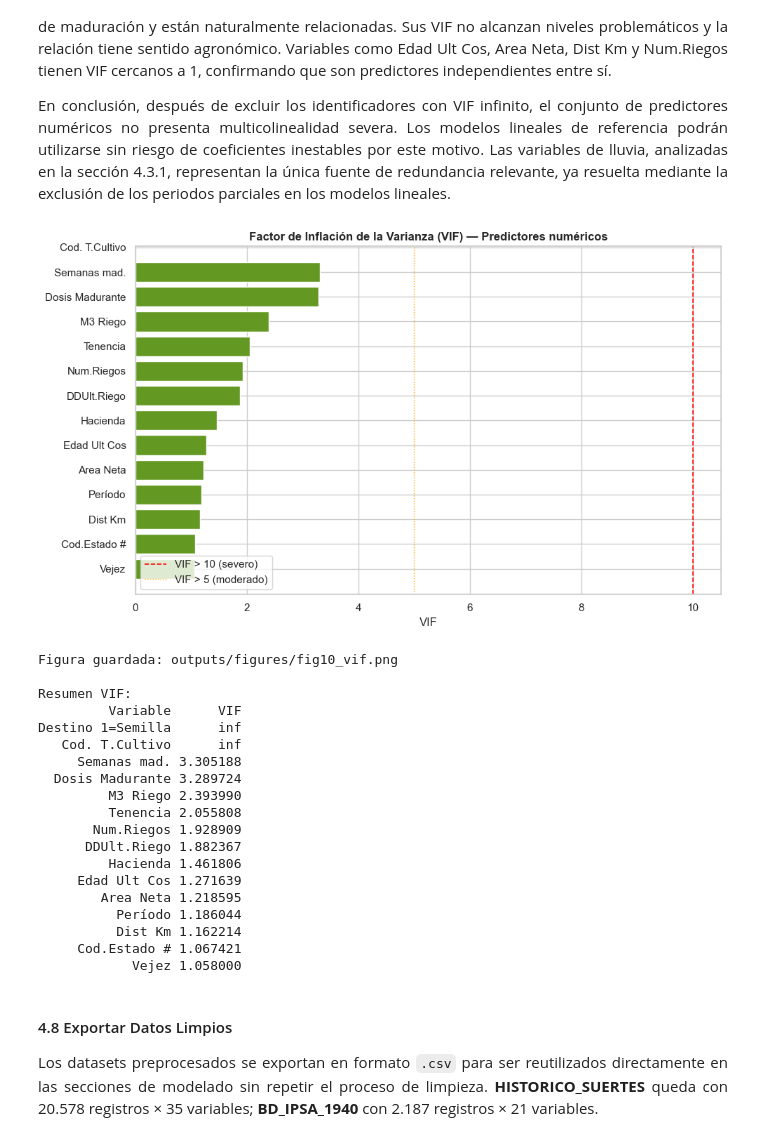
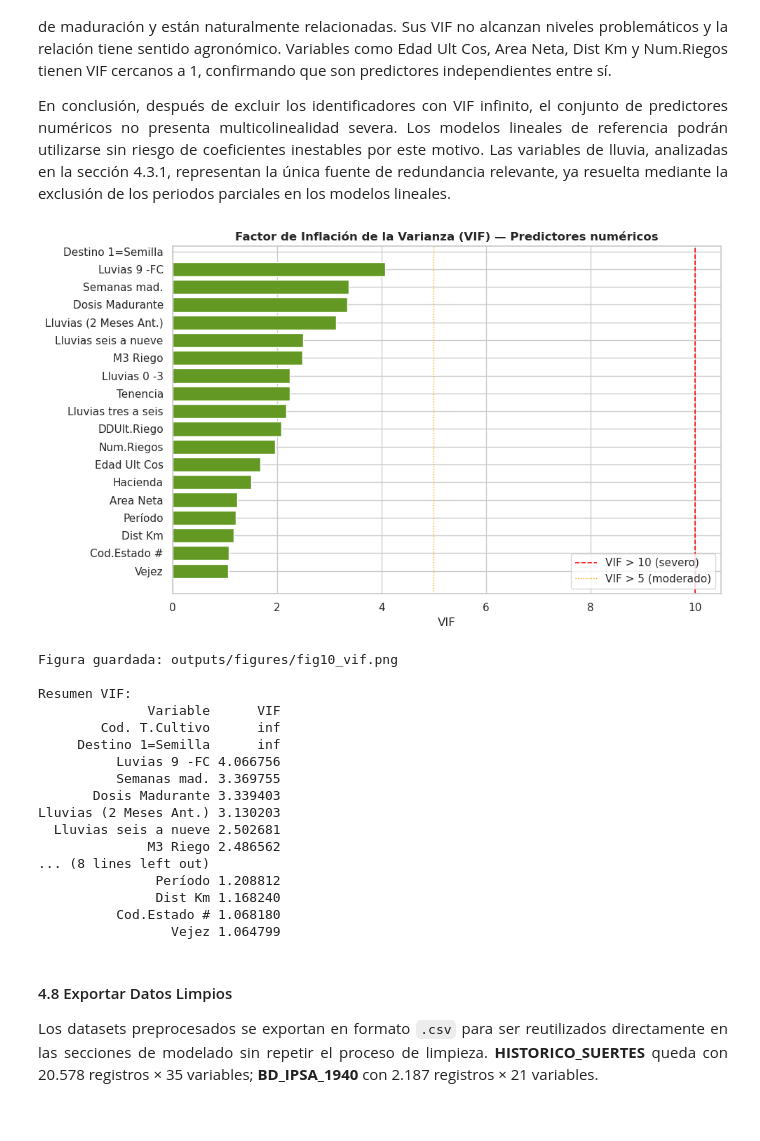
Before and after one commit to LissaAN1/prediccion-cana-LABAPO3, a Jupyter notebook: lab1.ipynb, the cells around one changed output. Drawn from its saved outputs; the diff is of its cells as text; code cells hidden in the pictures.

```diff
--- a/lab1.ipynb
+++ b/lab1.ipynb
@@ -1543,55 +1543,51 @@ def vif_manual(X_df):
         lr = LinearRegression().fit(X_rest, y_vif)
         r2 = lr.score(X_rest, y_vif)
         vif_vals[col] = 1 / (1 - r2) if r2 < 1 else float('inf')
     return pd.DataFrame({"Variable": list(vif_vals.keys()), "VIF": list(vif_vals.values())})
 
 # Solo numéricas, sin targets, sin NaN
 X_vif = df_reg_clean.select_dtypes(include='number').drop(
     columns=["TCH", "%Sac.Caña"], errors='ignore').dropna()
 
 # Limitar a máx 15 variables para eficiencia
-X_vif = X_vif.iloc[:, :15] if X_vif.shape[1] > 15 else X_vif
-
 vif_df = vif_manual(X_vif)
 vif_df = vif_df.sort_values("VIF", ascending=False)
 
 # Figura
 fig, ax = plt.subplots(figsize=(10, 6))
 colors_vif = ["#E24B4A" if v > 10 else "#EF9F27" if v > 5 else "#639922"
               for v in vif_df["VIF"]]
 ax.barh(vif_df["Variable"][::-1], vif_df["VIF"][::-1], color=colors_vif[::-1])
 ax.axvline(10, color='red', linestyle='--', linewidth=1.2, label='VIF > 10 (severo)')
 ax.axvline(5,  color='orange', linestyle=':', linewidth=1.0, label='VIF > 5 (moderado)')
 ax.set_xlabel("VIF")
 ax.set_title("Factor de Inflación de la Varianza (VIF) — Predictores numéricos", fontweight='bold')
 ax.legend()
 plt.tight_layout()
 plt.savefig("outputs/figures/fig10_vif.png", dpi=150, bbox_inches='tight')
 plt.show()
 print("Figura guardada: outputs/figures/fig10_vif.png")
 print("\nResumen VIF:")
 print(vif_df.to_string(index=False))
 # %% [output]
-[figure, old version]
+[figure, new version]
 Figura guardada: outputs/figures/fig10_vif.png
 
 Resumen VIF:
-         Variable      VIF
-Destino 1=Semilla      inf
-   Cod. T.Cultivo      inf
-     Semanas mad. 3.305188
-  Dosis Madurante 3.289724
-         M3 Riego 2.393990
-         Tenencia 2.055808
-       Num.Riegos 1.928909
-      DDUlt.Riego 1.882367
-         Hacienda 1.461806
-     Edad Ult Cos 1.271639
-        Area Neta 1.218595
-          Período 1.186044
-          Dist Km 1.162214
-     Cod.Estado # 1.067421
-            Vejez 1.058000
+              Variable      VIF
+        Cod. T.Cultivo      inf
+     Destino 1=Semilla      inf
+          Luvias 9 -FC 4.066756
+          Semanas mad. 3.369755
+       Dosis Madurante 3.339403
+Lluvias (2 Meses Ant.) 3.130203
+  Lluvias seis a nueve 2.502681
+              M3 Riego 2.486562
+... (8 lines left out)
+               Período 1.208812
+               Dist Km 1.168240
+          Cod.Estado # 1.068180
+                 Vejez 1.064799
 # %% [markdown]
 #### 4.8 Exportar Datos Limpios
 
```
Also changed, not shown: parts of 2 cells of this notebook.
